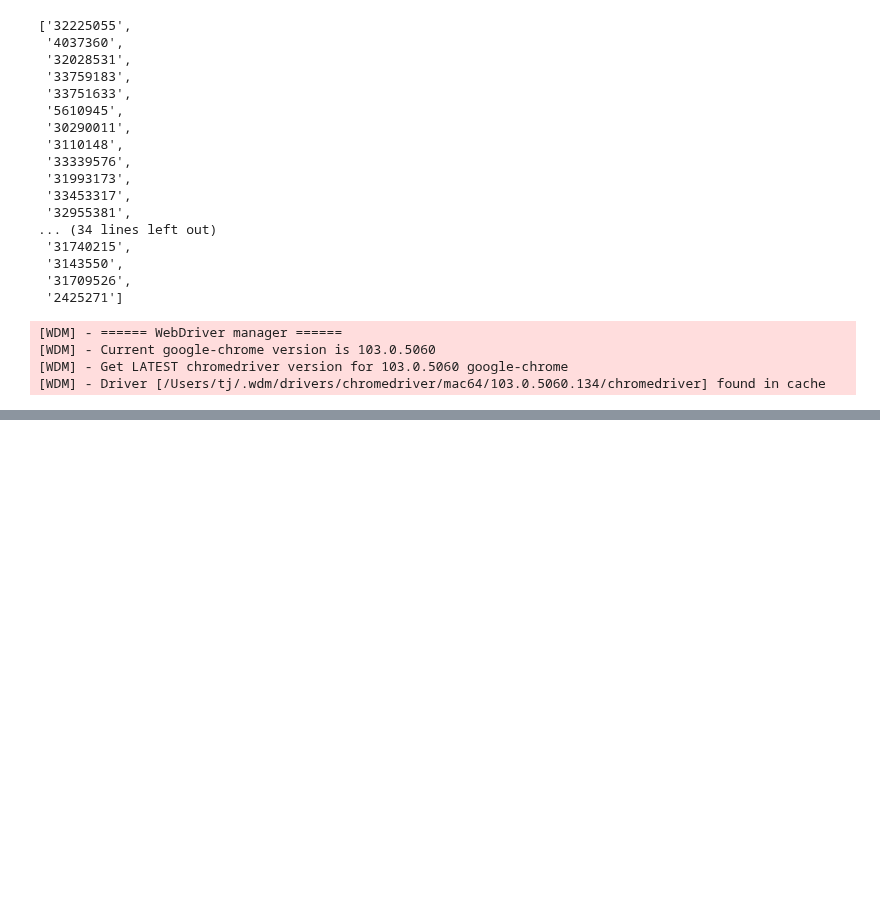
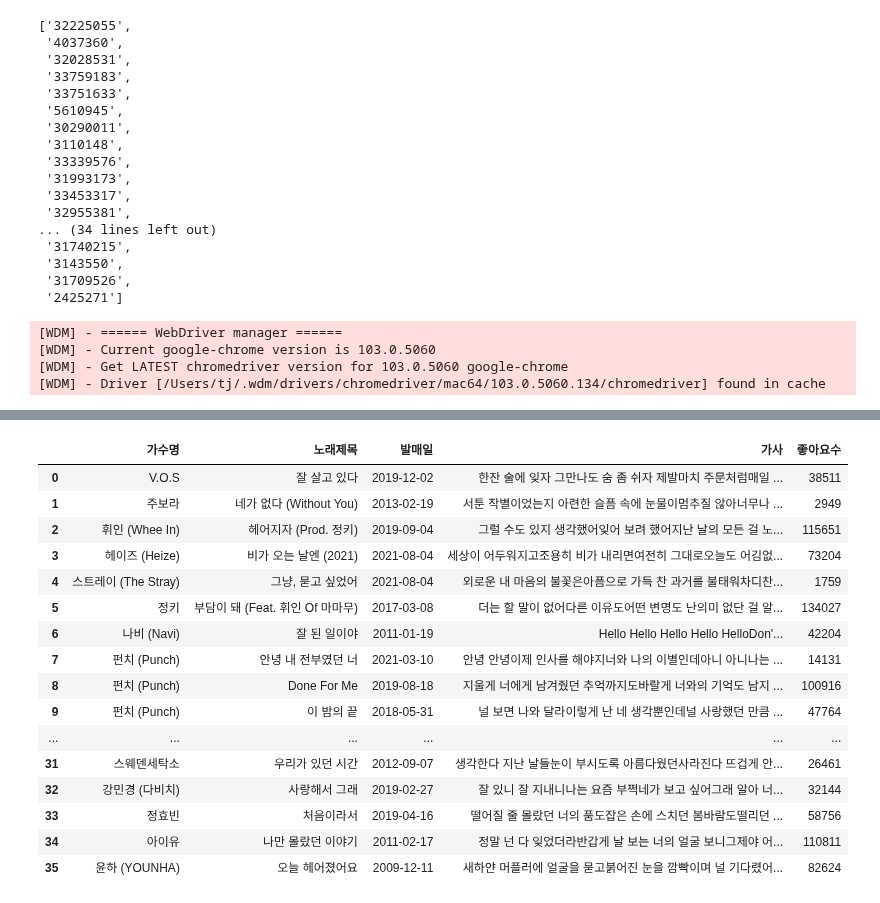
Before and after one commit to python-project-3Joe/python, a Jupyter notebook: Note/wyj_train_sad.ipynb, the cells around one changed output, grey strips where cells are left out. Saved outputs shown, nothing was run; the diff lists cells and outputs as text; code cells hidden in the pictures; blank space fills up the shorter version.

```diff
--- a/Note/wyj_train_sad.ipynb
+++ b/Note/wyj_train_sad.ipynb
@@ -180,6 +180,34 @@ ballad_sad.장르= ballad_sad.장르.replace('발라드, 국내드라마','발
 ballad_sad.장르= ballad_sad.장르.replace('발라드, 인디음악','발라드')
 # %%
 ballad_sad.reset_index(drop=True,inplace=True)
+# %%
+ballad_sad['좋아요수'] = ballad_sad['좋아요수'].str.replace(',','')
+# %%
+ballad_sad['발매일'] = ballad_sad['발매일'].str.replace('.', '-')
+# %%
+ballad_sad['발매일'] = pd.to_datetime(ballad_sad['발매일'])
+# %%
+ballad_sad.drop(columns='장르',inplace=True)
+# %%
+ballad_sad
+# %% [output]
+|  | 가수명 | 노래제목 | 발매일 | 가사 | 좋아요수 |
+| 0 | V.O.S | 잘 살고 있다 | 2019-12-02 | 한잔 술에 잊자 그만나도 숨 좀 쉬자 제발마치 주문처럼매일 ... | 38511 |
+| 1 | 주보라 | 네가 없다 (Without You) | 2013-02-19 | 서툰 작별이었는지 아련한 슬픔 속에 눈물이멈추질 않아너무나 ... | 2949 |
+| 2 | 휘인 (Whee In) | 헤어지자 (Prod. 정키) | 2019-09-04 | 그럴 수도 있지 생각했어잊어 보려 했어지난 날의 모든 걸 노... | 115651 |
+| 3 | 헤이즈 (Heize) | 비가 오는 날엔 (2021) | 2021-08-04 | 세상이 어두워지고조용히 비가 내리면여전히 그대로오늘도 어김없... | 73204 |
+| 4 | 스트레이 (The Stray) | 그냥, 묻고 싶었어 | 2021-08-04 | 외로운 내 마음의 불꽃은아픔으로 가득 찬 과거를 불태워차디찬... | 1759 |
+| 5 | 정키 | 부담이 돼 (Feat. 휘인 Of 마마무) | 2017-03-08 | 더는 할 말이 없어다른 이유도어떤 변명도 난의미 없단 걸 알... | 134027 |
+| 6 | 나비 (Navi) | 잘 된 일이야 | 2011-01-19 | Hello Hello Hello Hello HelloDon'... | 42204 |
+| 7 | 펀치 (Punch) | 안녕 내 전부였던 너 | 2021-03-10 | 안녕 안녕이제 인사를 해야지너와 나의 이별인데아니 아니나는 ... | 14131 |
+| 8 | 펀치 (Punch) | Done For Me | 2019-08-18 | 지울게 너에게 남겨줬던 추억까지도바랄게 너와의 기억도 남지 ... | 100916 |
+| 9 | 펀치 (Punch) | 이 밤의 끝 | 2018-05-31 | 널 보면 나와 달라이렇게 난 네 생각뿐인데널 사랑했던 만큼 ... | 47764 |
+| ... | ... | ... | ... | ... | ... |
+| 31 | 스웨덴세탁소 | 우리가 있던 시간 | 2012-09-07 | 생각한다 지난 날들눈이 부시도록 아름다웠던사라진다 뜨겁게 안... | 26461 |
+| 32 | 강민경 (다비치) | 사랑해서 그래 | 2019-02-27 | 잘 있니 잘 지내니나는 요즘 부쩍네가 보고 싶어그래 알아 너... | 32144 |
+| 33 | 정효빈 | 처음이라서 | 2019-04-16 | 떨어질 줄 몰랐던 너의 품도잡은 손에 스치던 봄바람도떨리던 ... | 58756 |
+| 34 | 아이유 | 나만 몰랐던 이야기 | 2011-02-17 | 정말 넌 다 잊었더라반갑게 날 보는 너의 얼굴 보니그제야 어... | 110811 |
+| 35 | 윤하 (YOUNHA) | 오늘 헤어졌어요 | 2009-12-11 | 새하얀 머플러에 얼굴을 묻고붉어진 눈을 깜빡이며 널 기다렸어... | 82624 |
 # %%
 ballad_sad.to_csv("../Data/ballad_sad.csv",index=False)
 # %%
```
Also changed, not shown: parts of 1 cell of this notebook, 1 other file.
